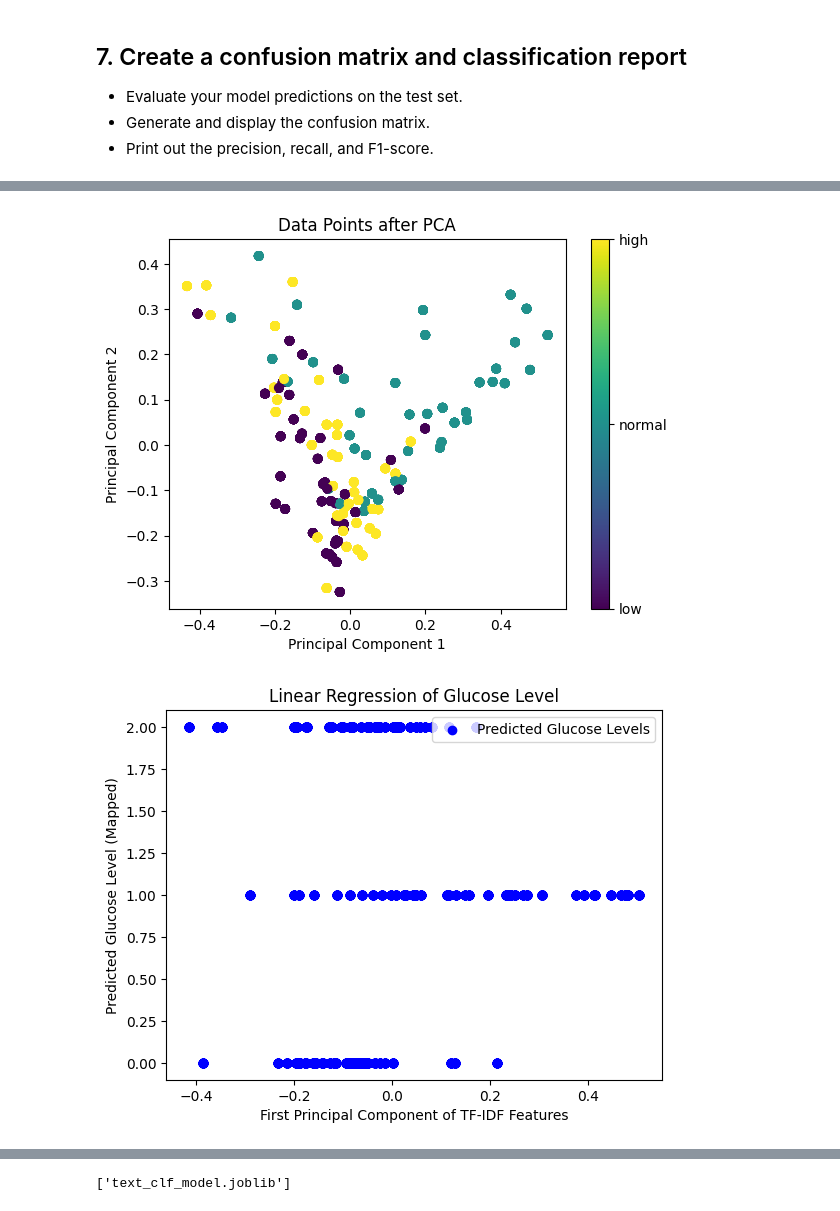
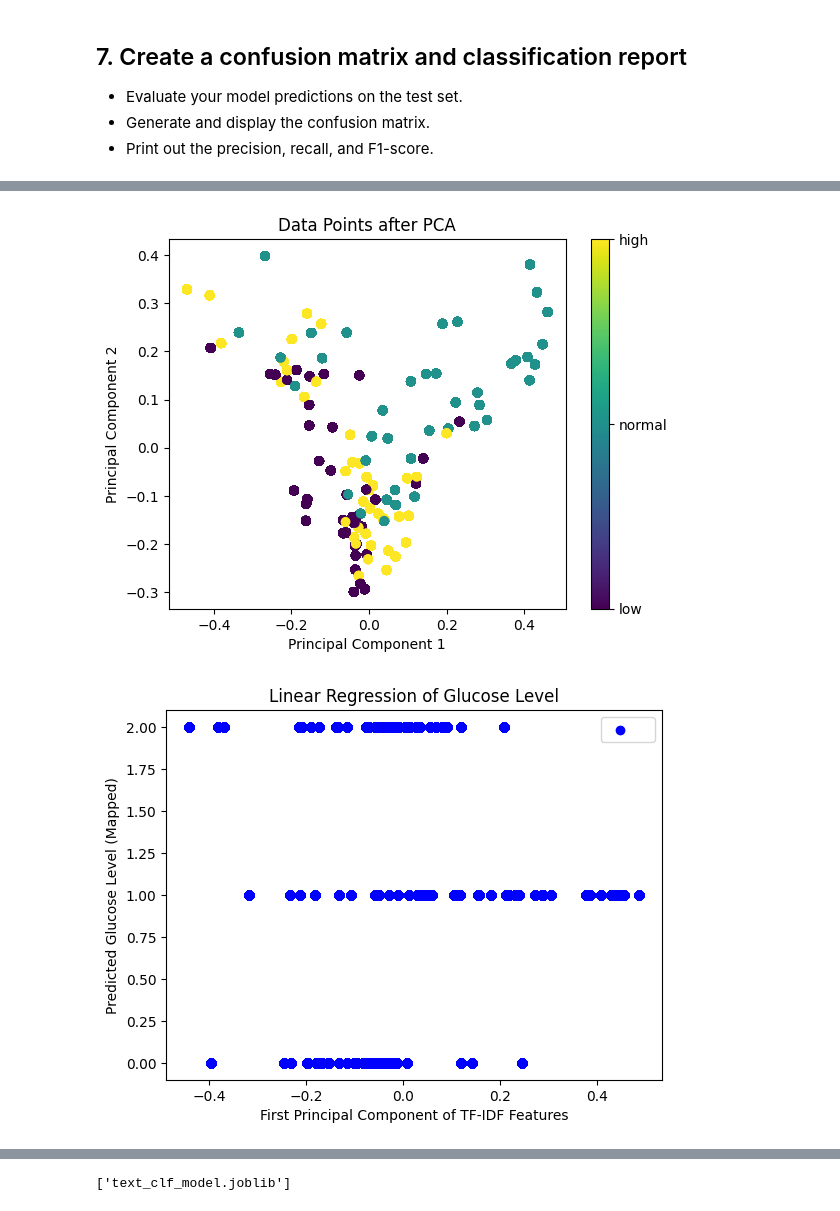
Before and after one commit to Zeaxanthin80/CAI2300C, a Jupyter notebook: Assignments/Assignment 4.ipynb, the cells around one changed output, grey strips where cells are left out. Drawn from its saved outputs; the diff is of its cells as text; code cells hidden in the pictures.

```diff
--- a/Assignments/Assignment 4.ipynb
+++ b/Assignments/Assignment 4.ipynb
@@ -318,7 +199,7 @@ def generate_statements_from_lists(low_list, normal_list, high_list, count_per_c
     return statements
 
 # Example usage:
-data = generate_statements_from_lists(glucose_statements_low, glucose_statements_normal, glucose_statements_high, 1000)  # Generate 1000 from each category
+data = generate_statements_from_lists(glucose_statements_low, glucose_statements_normal, glucose_statements_high, 10000)  # Generate 1000 from each category
 
 # Create DataFrame
 import pandas as pd
@@ -628,8 +575,4 @@ print(" Accuracy Score:", metrics.accuracy_score(y_test,predictions))
 # %%
-from sklearn.decomposition import PCA
-
-
-
 # Assuming X_train_tfidf is your feature data
 pca = PCA(n_components=2)  # Reduce to 2 dimensions
 X_train_pca = pca.fit_transform(X_train_tfidf.toarray())
@@ -651,17 +594,8 @@ cbar.set_ticklabels(['low', 'normal', 'high'])  # Set tick labels
 
 plt.show()
 # %% [output]
-[figure, old version]
+[figure, new version]
 # %%
-import numpy as np
-import matplotlib.pyplot as plt
-from sklearn.model_selection import train_test_split
-from sklearn.feature_extraction.text import TfidfVectorizer
-from sklearn.linear_model import LinearRegression
-from sklearn.metrics import accuracy_score
-
-# ... (your data loading and preprocessing code) ...
-
 # 1. Create a TF-IDF vectorizer
 vectorizer = TfidfVectorizer()
 
@@ -674,33 +608,33 @@ X_train, X_test, y_train, y_test = train_test_split(
 X_train_vec = vectorizer.fit_transform(X_train)
 X_test_vec = vectorizer.transform(X_test)
 
 # 4. Map 'Glucose Level Category' to numerical values
 level_mapping = {'low': 0, 'normal': 1, 'high': 2}
 y_train_numeric = y_train.map(level_mapping)
 y_test_numeric = y_test.map(level_mapping)
 
 # 5. Create and train the Linear Regression model
 model = LinearRegression()
 model.fit(X_train_vec, y_train_numeric)
 
 # 6. Predict glucose levels
 X_vec = vectorizer.transform(df['Patient Statement'])  # Vectorize all 'Patient Statement' data
 y_pred = model.predict(X_vec)
 
 # 7. Visualize:
 # a. Choose a numerical feature for the x-axis.
 #    Here, we'll use the first principal component from PCA on the TF-IDF features.
 from sklearn.decomposition import PCA
 pca = PCA(n_components=1)
 X_pca = pca.fit_transform(X_vec.toarray())
 
 # b. Plot the predicted glucose levels against the chosen feature
-plt.scatter(X_pca, y_pred, color='blue', label='Predicted Glucose Levels')
+plt.scatter(X_pca, y_pred, color='blue', label=" ")
 plt.xlabel('First Principal Component of TF-IDF Features')
 plt.ylabel('Predicted Glucose Level (Mapped)')
 plt.title('Linear Regression of Glucose Level')
 plt.legend()
 plt.show()
 # %% [output]
-[figure, old version]
+[figure, new version]
 # %%
```
Also changed, not shown: parts of 29 cells of this notebook.
